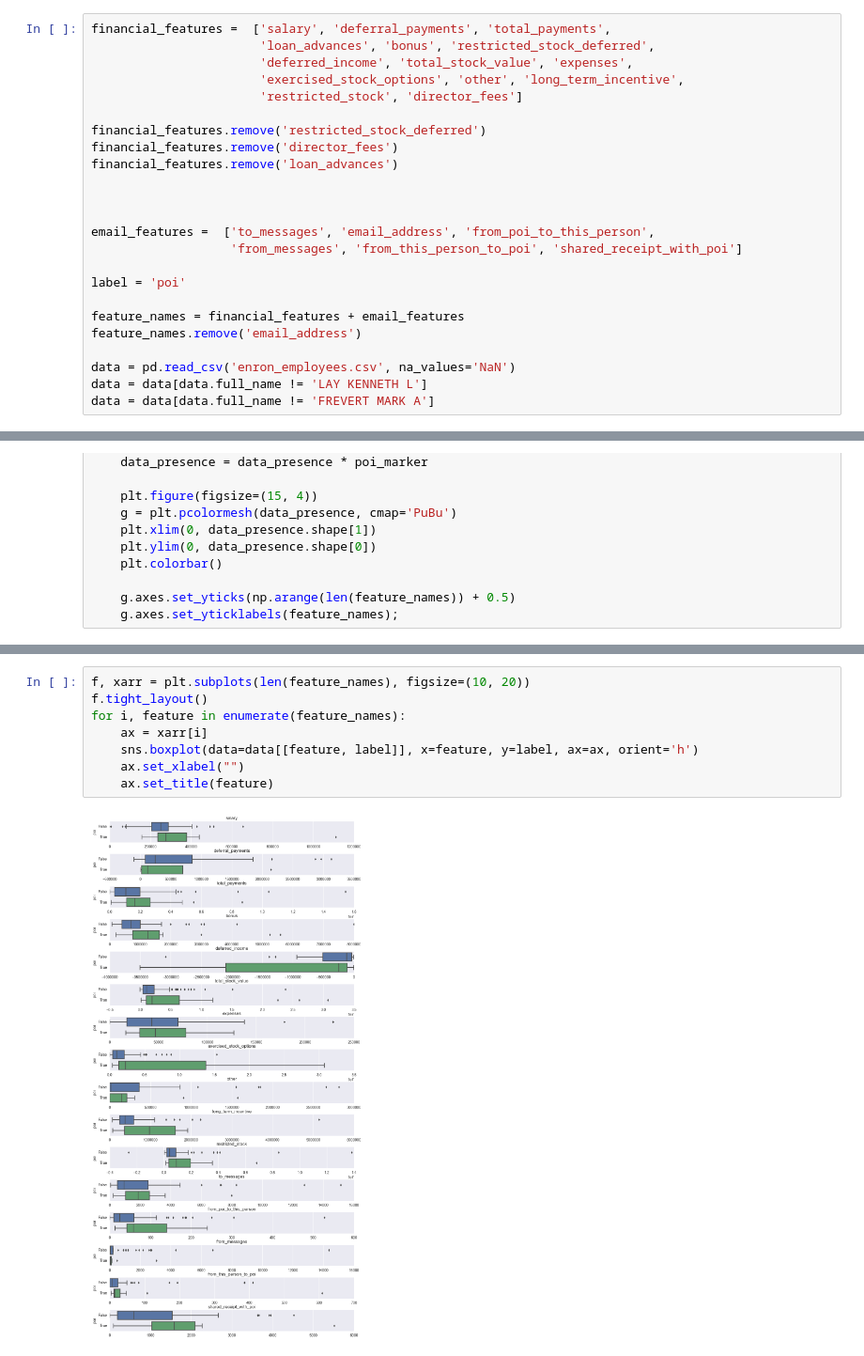
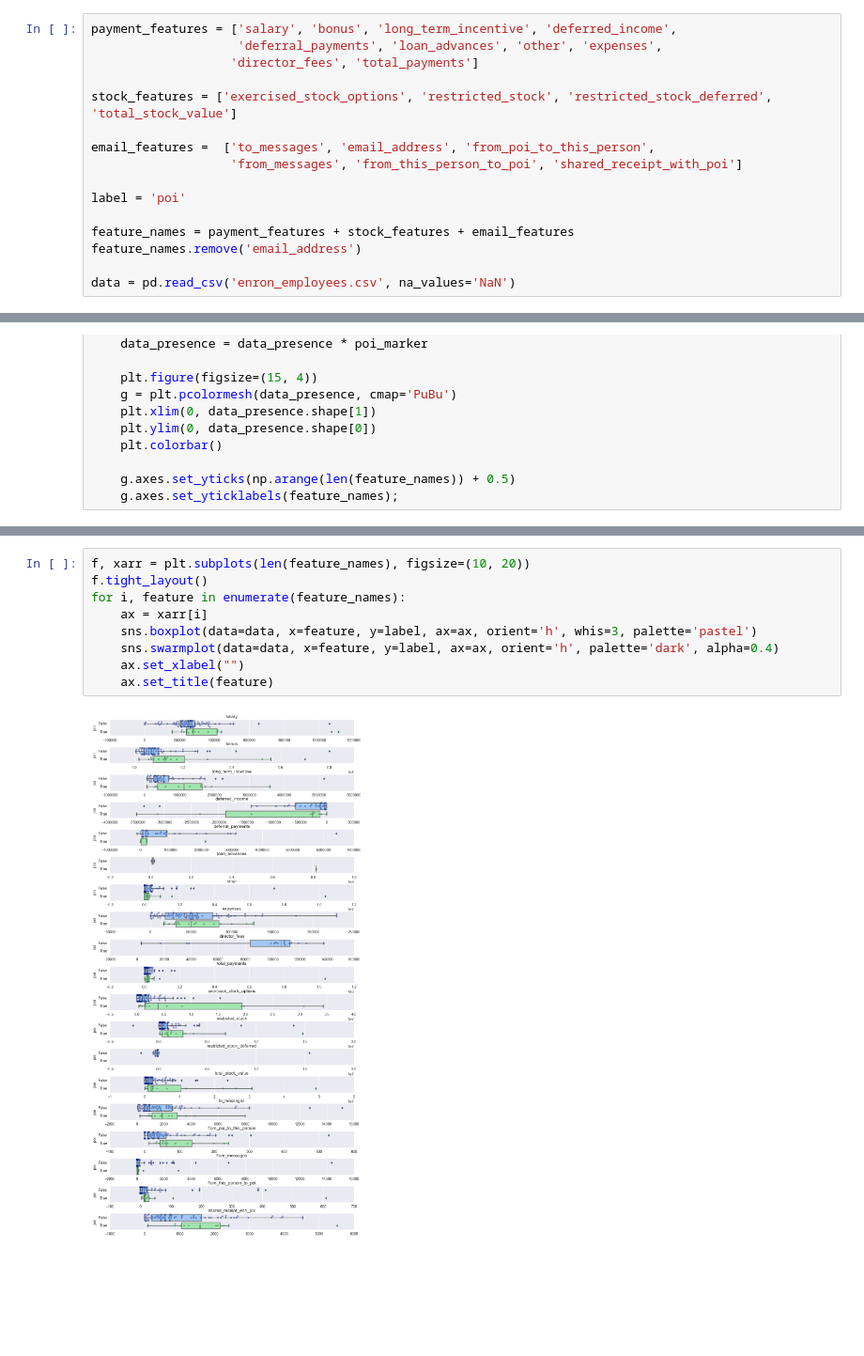
Before and after one commit to tindandelion/enron-classifier, a Jupyter notebook: enron_classifier.ipynb, the cells around one changed output, grey strips where cells are left out. Shown at 94% size. Cells and saved outputs as stored; diff of their text form; blank space fills up the shorter version.

Commit message:
Resampling data

```diff
--- a/enron_classifier.ipynb
+++ b/enron_classifier.ipynb
@@ -12,29 +12,21 @@ def boxplot(*args, **kwargs):
     labels = kwargs.pop('label', None)
     return sns.boxplot(*args, **kwargs)
 # %%
-financial_features =  ['salary', 'deferral_payments', 'total_payments',
-                       'loan_advances', 'bonus', 'restricted_stock_deferred',
-                       'deferred_income', 'total_stock_value', 'expenses',
-                       'exercised_stock_options', 'other', 'long_term_incentive',
-                       'restricted_stock', 'director_fees']
+payment_features = ['salary', 'bonus', 'long_term_incentive', 'deferred_income',
+                    'deferral_payments', 'loan_advances', 'other', 'expenses',
+                   'director_fees', 'total_payments']
 
-financial_features.remove('restricted_stock_deferred')
-financial_features.remove('director_fees')
-financial_features.remove('loan_advances')
-
-
+stock_features = ['exercised_stock_options', 'restricted_stock', 'restricted_stock_deferred', 'total_stock_value']
 
 email_features =  ['to_messages', 'email_address', 'from_poi_to_this_person',
                    'from_messages', 'from_this_person_to_poi', 'shared_receipt_with_poi']
 
 label = 'poi'
 
-feature_names = financial_features + email_features
+feature_names = payment_features + stock_features + email_features
 feature_names.remove('email_address')
 
 data = pd.read_csv('enron_employees.csv', na_values='NaN')
-data = data[data.full_name != 'LAY KENNETH L']
-data = data[data.full_name != 'FREVERT MARK A']
 # %%
 poi_count = len(data[data.poi == True])
 non_poi_count = len(data[data.poi == False])
@@ -81,10 +93,11 @@ data.describe()
 # %%
 f, xarr = plt.subplots(len(feature_names), figsize=(10, 20))
 f.tight_layout()
 for i, feature in enumerate(feature_names):
     ax = xarr[i]
-    sns.boxplot(data=data[[feature, label]], x=feature, y=label, ax=ax, orient='h')
+    sns.boxplot(data=data, x=feature, y=label, ax=ax, orient='h', whis=3, palette='pastel')
+    sns.swarmplot(data=data, x=feature, y=label, ax=ax, orient='h', palette='dark', alpha=0.4)
     ax.set_xlabel("")
     ax.set_title(feature)
 # %% [output]
-[figure, old version]
+[figure, new version]
```
Also changed, not shown: parts of 23 cells of this notebook.
